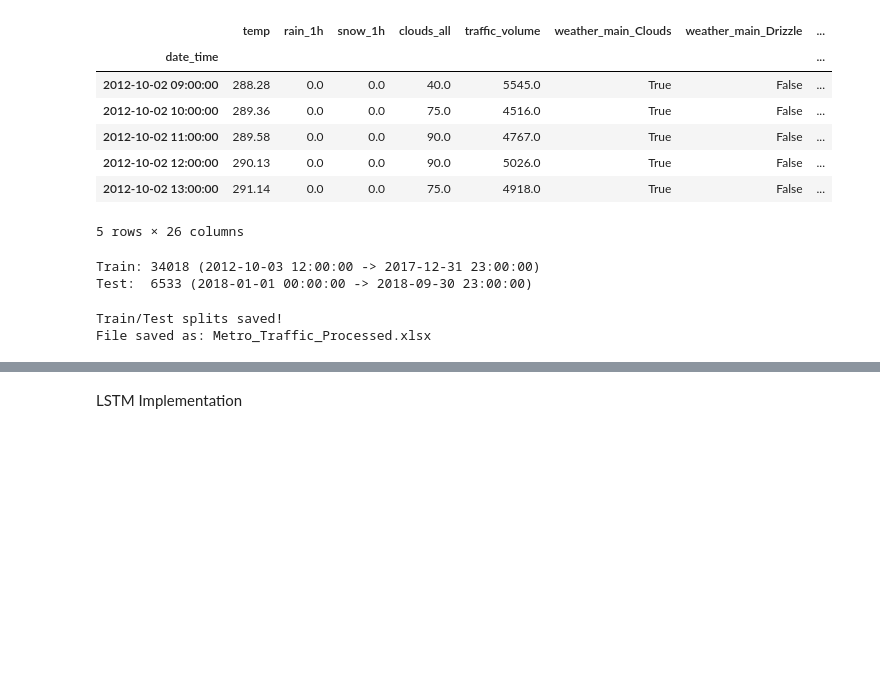
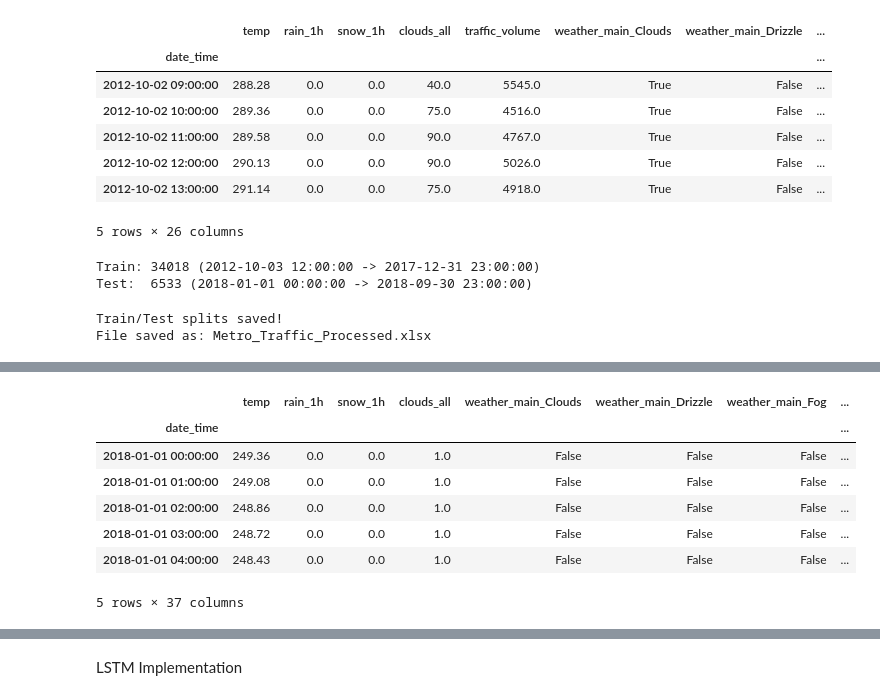
Before and after one commit to ViaBouvier/FinalProject, a Jupyter notebook: Data preprocessing.ipynb, the cells around one changed output, grey strips where cells are left out. Drawn from its saved outputs; the diff is of its cells as text; code cells hidden in the pictures; blank space fills up the shorter version.

```diff
--- a/Data preprocessing.ipynb
+++ b/Data preprocessing.ipynb
@@ -167,0 +168,19 @@ R2 Score: 0.9856
+# %%
+import matplotlib.pyplot as plt
+import seaborn as sns
+
+results_df = X_test_df.copy()
+results_df["actual"] = y_test_df
+results_df["predicted"] = y_pred
+results_df["residual"] = results_df["actual"] - results_df["predicted"]
+
+results_df.head()
+# %% [output]
+|  | temp | rain_1h | snow_1h | clouds_all | weather_main_Clouds | weather_main_Drizzle | weather_main_Fog | ... |
+| date_time |  |  |  |  |  |  |  | ... |
+| 2018-01-01 00:00:00 | 249.36 | 0.0 | 0.0 | 1.0 | False | False | False | ... |
+| 2018-01-01 01:00:00 | 249.08 | 0.0 | 0.0 | 1.0 | False | False | False | ... |
+| 2018-01-01 02:00:00 | 248.86 | 0.0 | 0.0 | 1.0 | False | False | False | ... |
+| 2018-01-01 03:00:00 | 248.72 | 0.0 | 0.0 | 1.0 | False | False | False | ... |
+| 2018-01-01 04:00:00 | 248.43 | 0.0 | 0.0 | 1.0 | False | False | False | ... |
+5 rows × 37 columns
```
Also changed, not shown: parts of 5 cells of this notebook.
